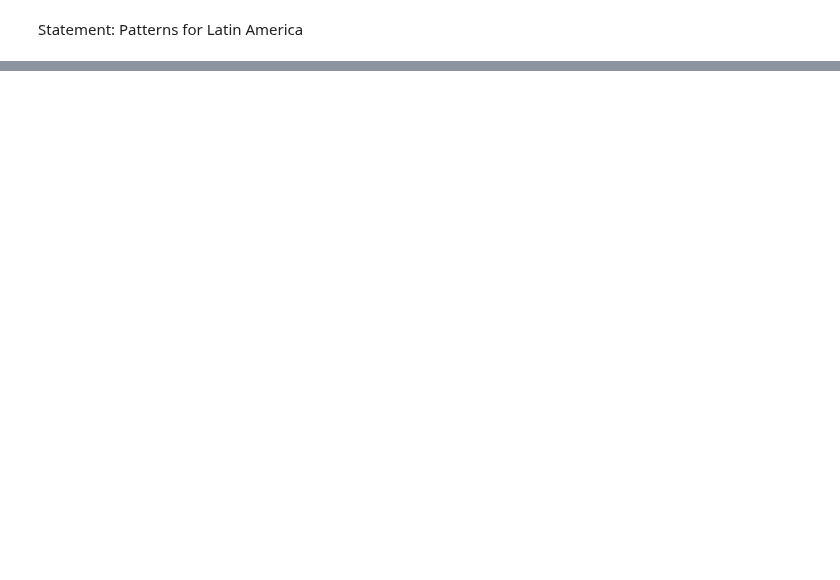
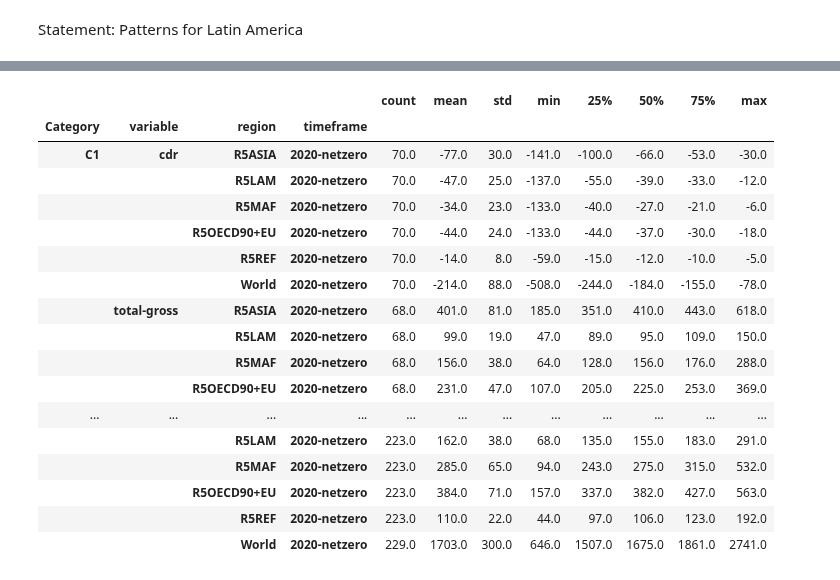
Before and after one commit to gaurav-ganti/2023_ganti_ar6_cdr_assessment, a Jupyter notebook: analysis/203_regional_assessment.ipynb, the cells around one changed output, grey strips where cells are left out. Cells and saved outputs as stored; diff of their text form; code cells hidden in the pictures; blank space fills up the shorter version.

```diff
--- a/analysis/203_regional_assessment.ipynb
+++ b/analysis/203_regional_assessment.ipynb
@@ -509,0 +533,4 @@ Name: (C1, R5LAM, AR6 Reanalysis|OSCARv3.2|Carbon Removal|Total), dtype: object
+# %%
+statement1_global = panel_a_reshaped[
+    (panel_a_reshaped['variable'].isin(['total-gross', 'cdr']))
+].groupby(['Category', 'variable', 'region', 'timeframe'])['Value'].describe().round(0)
@@ -509,0 +539,24 @@ Name: (C1, R5LAM, AR6 Reanalysis|OSCARv3.2|Carbon Removal|Total), dtype: object
+# %%
+statement1_global.loc[
+    pd.IndexSlice[:, :,: , '2020-netzero'],
+    :
+]
+# %% [output]
+|  |  |  |  | count | mean | std | min | 25% | 50% | 75% | max |
+| Category | variable | region | timeframe |  |  |  |  |  |  |  |  |
+| C1 | cdr | R5ASIA | 2020-netzero | 70.0 | -77.0 | 30.0 | -141.0 | -100.0 | -66.0 | -53.0 | -30.0 |
+|  |  | R5LAM | 2020-netzero | 70.0 | -47.0 | 25.0 | -137.0 | -55.0 | -39.0 | -33.0 | -12.0 |
+|  |  | R5MAF | 2020-netzero | 70.0 | -34.0 | 23.0 | -133.0 | -40.0 | -27.0 | -21.0 | -6.0 |
+|  |  | R5OECD90+EU | 2020-netzero | 70.0 | -44.0 | 24.0 | -133.0 | -44.0 | -37.0 | -30.0 | -18.0 |
+|  |  | R5REF | 2020-netzero | 70.0 | -14.0 | 8.0 | -59.0 | -15.0 | -12.0 | -10.0 | -5.0 |
+|  |  | World | 2020-netzero | 70.0 | -214.0 | 88.0 | -508.0 | -244.0 | -184.0 | -155.0 | -78.0 |
+|  | total-gross | R5ASIA | 2020-netzero | 68.0 | 401.0 | 81.0 | 185.0 | 351.0 | 410.0 | 443.0 | 618.0 |
+|  |  | R5LAM | 2020-netzero | 68.0 | 99.0 | 19.0 | 47.0 | 89.0 | 95.0 | 109.0 | 150.0 |
+|  |  | R5MAF | 2020-netzero | 68.0 | 156.0 | 38.0 | 64.0 | 128.0 | 156.0 | 176.0 | 288.0 |
+|  |  | R5OECD90+EU | 2020-netzero | 68.0 | 231.0 | 47.0 | 107.0 | 205.0 | 225.0 | 253.0 | 369.0 |
+| ... | ... | ... | ... | ... | ... | ... | ... | ... | ... | ... | ... |
+|  |  | R5LAM | 2020-netzero | 223.0 | 162.0 | 38.0 | 68.0 | 135.0 | 155.0 | 183.0 | 291.0 |
+|  |  | R5MAF | 2020-netzero | 223.0 | 285.0 | 65.0 | 94.0 | 243.0 | 275.0 | 315.0 | 532.0 |
+|  |  | R5OECD90+EU | 2020-netzero | 223.0 | 384.0 | 71.0 | 157.0 | 337.0 | 382.0 | 427.0 | 563.0 |
+|  |  | R5REF | 2020-netzero | 223.0 | 110.0 | 22.0 | 44.0 | 97.0 | 106.0 | 123.0 | 192.0 |
+|  |  | World | 2020-netzero | 229.0 | 1703.0 | 300.0 | 646.0 | 1507.0 | 1675.0 | 1861.0 | 2741.0 |
```
Also changed, not shown: parts of 33 cells of this notebook, 1 other file.
